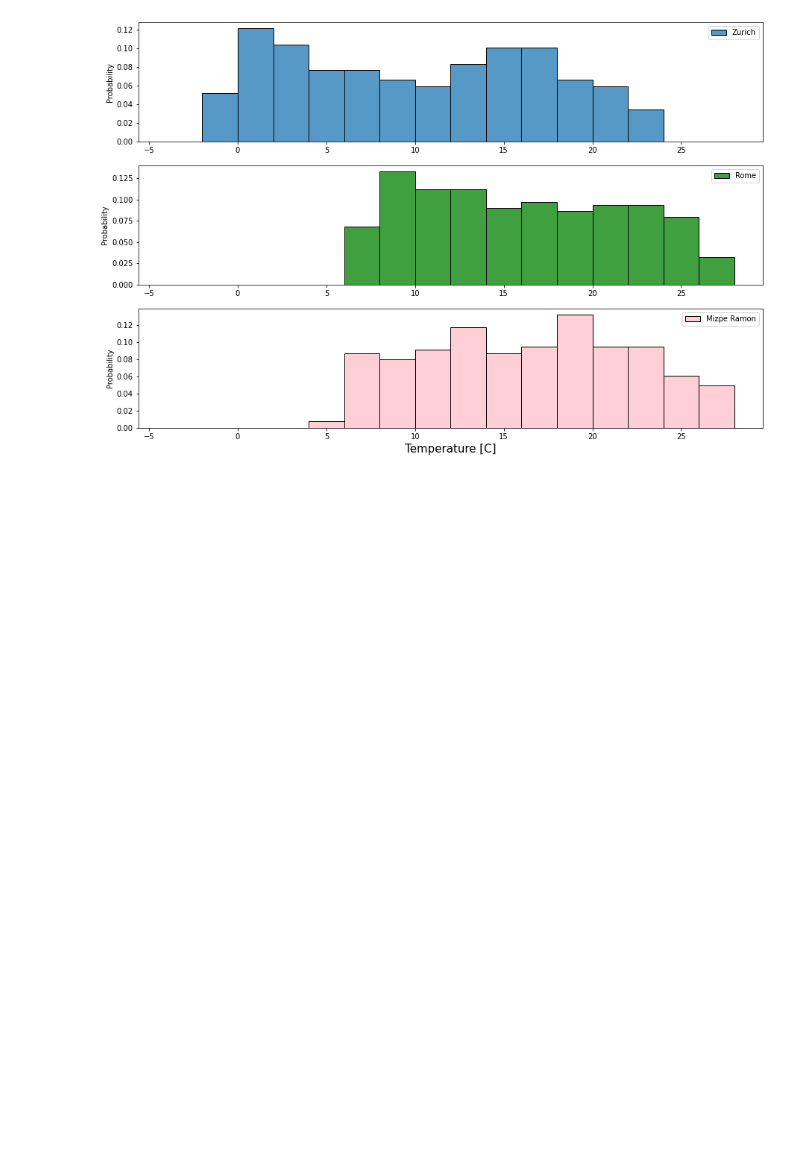
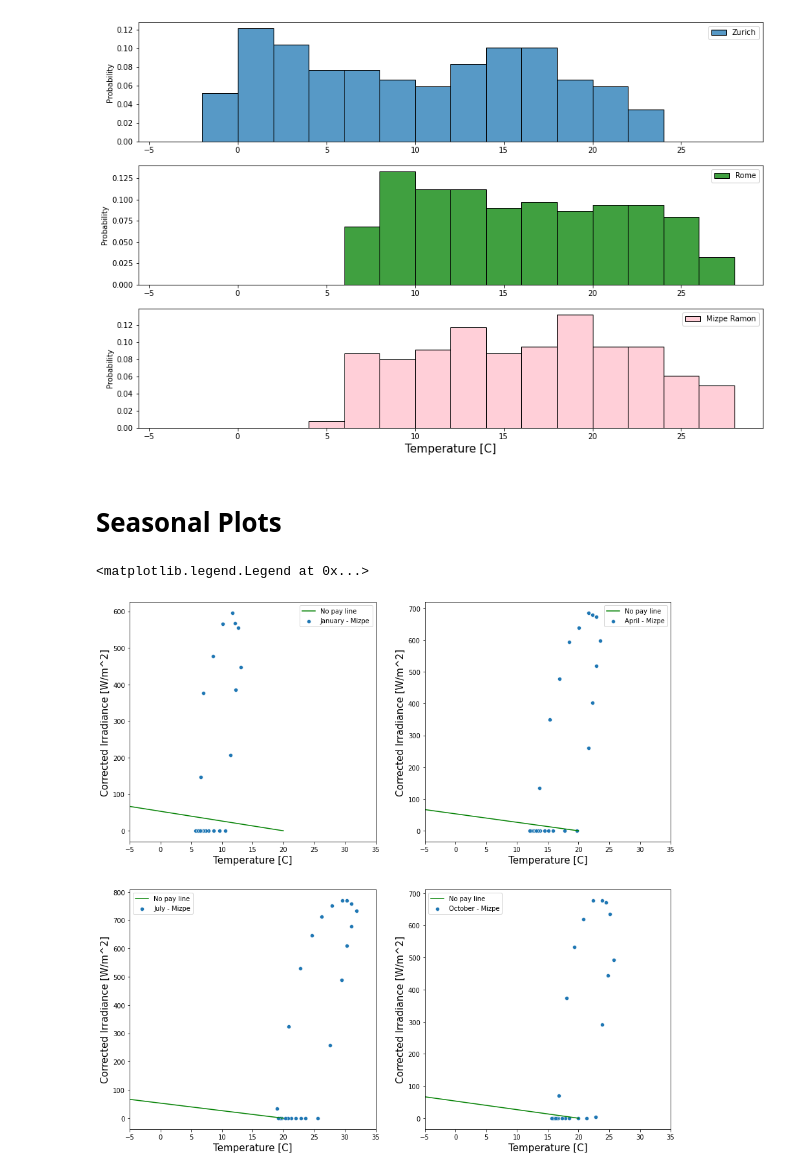
Before and after one commit to panManfredini/isolated_farming, a Jupyter notebook: irradiance_temperature_study.ipynb, the cells around one changed output. Cells and saved outputs as stored; diff of their text form; code cells hidden in the pictures; blank space fills up the shorter version.

```diff
--- a/irradiance_temperature_study.ipynb
+++ b/irradiance_temperature_study.ipynb
@@ -19,3 +22,14 @@ df.head()
+# %%
+W0 = 80.  # power at pos 0
+W1 = 0.   # power at pos 1
+T0 = -10. # Temp at pos 0
+T1 = 20.  # Temp at pos 1
+a = (W1 - W0)/(T1-T0)  # Linear relation coefficient
+b = W0 - a*T0  # Linear relation coefficien
+
+temp_serie = (df.temp* a + b - df.eff_irradiance)
+temp_serie = temp_serie.apply(lambda x: x if x>0 else 0)
+df = df.assign(heat_consumption=temp_serie)
 # %%
 bins_irr = np.arange(0,800,50)
 fig, ax = plt.subplots(3,1,figsize=(15,10))
@@ -50,0 +63,27 @@ Text(0.5, 0, '')
+# %% [markdown]
+# Seasonal Plots
+# %%
+city = "Mizpe"
+
+fig, ax = plt.subplots(2,2,figsize=(15,15))
+sns.scatterplot(data=df[(df.Time.dt.month == 1)&(df.city == city)], y="eff_irradiance", x="temp", ax=ax[0,0])
+sns.scatterplot(data=df[(df.Time.dt.month == 4)&(df.city == city)], y="eff_irradiance", x="temp", ax=ax[0,1])
+sns.scatterplot(data=df[(df.Time.dt.month == 7)&(df.city == city)], y="eff_irradiance", x="temp", ax=ax[1,0])
+sns.scatterplot(data=df[(df.Time.dt.month == 10)&(df.city == city)], y="eff_irradiance", x="temp", ax=ax[1,1])
+
+
+ax = np.reshape(ax,4)
+
+for a in ax:
+    a.plot([-10,20],[80,0], color="green")
+    a.set_xlim(-5,35)
+    a.set_ylabel("Corrected Irradiance [W/m^2]", fontsize=15)
+    a.set_xlabel("Temperature [C]",fontsize=15)
+
+ax[0].legend(["No pay line",f"January - {city}"])
+ax[1].legend(["No pay line",f"April - {city}"])
+ax[3].legend(["No pay line",f"October - {city}"])
+ax[2].legend(["No pay line",f"July - {city}"])
+# %% [output]
+<matplotlib.legend.Legend at 0x...>
+[figure, added]
```
Also changed, not shown: parts of 5 cells of this notebook.
